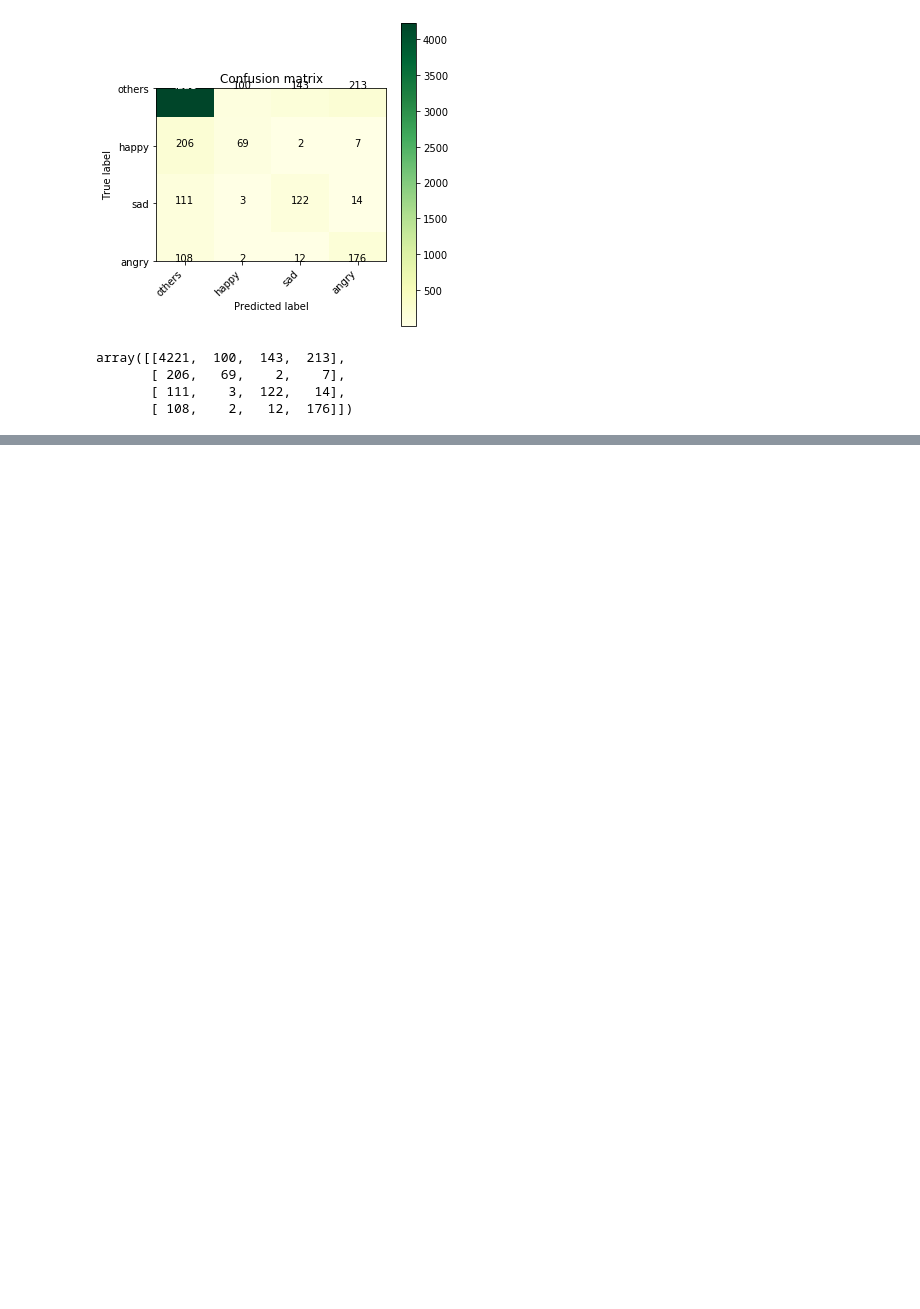
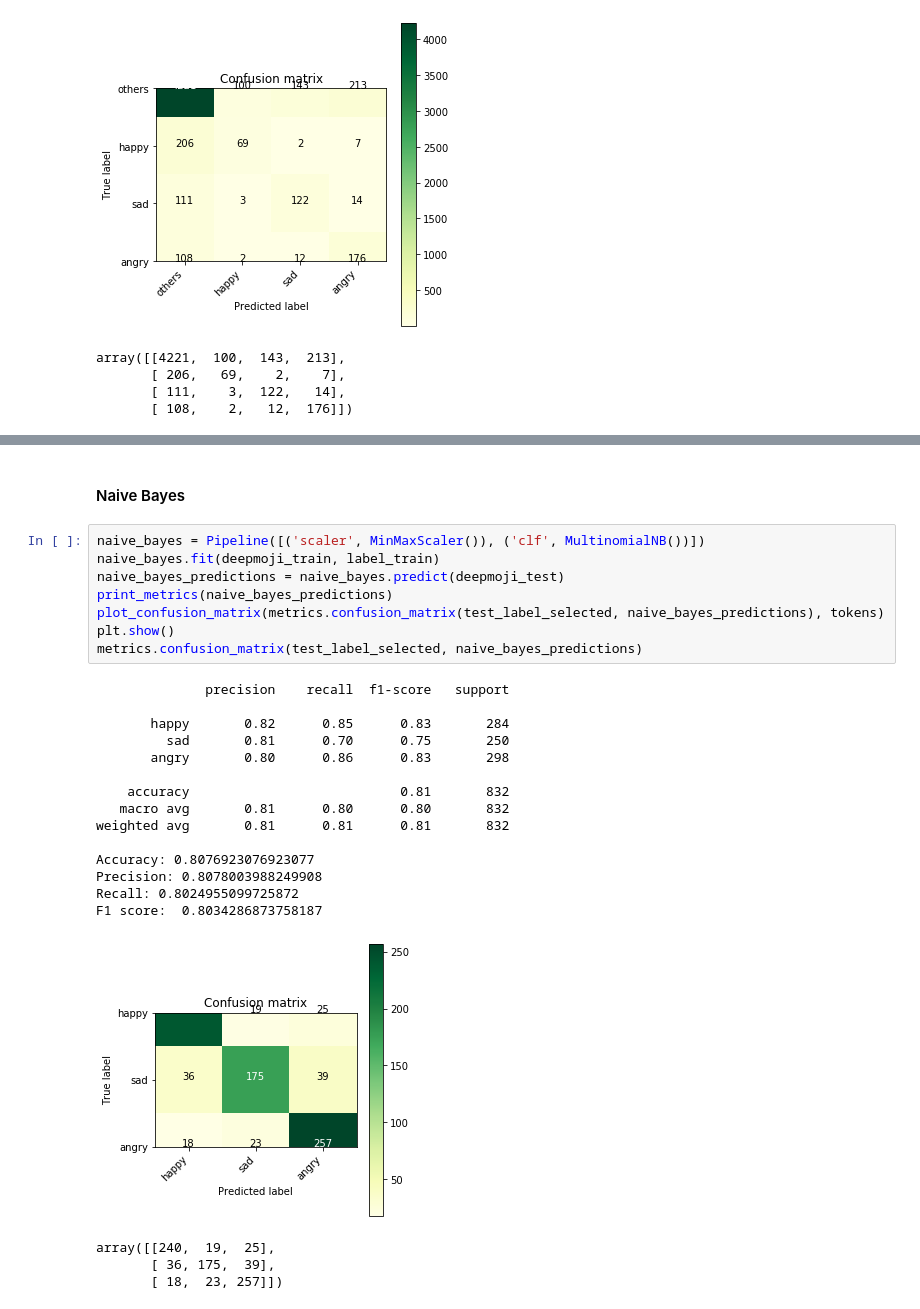
Before and after one commit to sharma-swati/contextual_emotion_detection, a Jupyter notebook: deepmoji/models_with_deepmoji_embeddings.ipynb, the cells around one changed output, grey strips where cells are left out. Saved outputs shown, nothing was run; the diff lists cells and outputs as text; blank space fills up the shorter version.

```diff
--- a/deepmoji/models_with_deepmoji_embeddings.ipynb
+++ b/deepmoji/models_with_deepmoji_embeddings.ipynb
@@ -713,0 +883,29 @@ array([[4221,  100,  143,  213],
+# %% [markdown]
+#### Naive Bayes
+# %%
+naive_bayes = Pipeline([('scaler', MinMaxScaler()), ('clf', MultinomialNB())])
+naive_bayes.fit(deepmoji_train, label_train)
+naive_bayes_predictions = naive_bayes.predict(deepmoji_test)
+print_metrics(naive_bayes_predictions)
+plot_confusion_matrix(metrics.confusion_matrix(test_label_selected, naive_bayes_predictions), tokens)
+plt.show()
+metrics.confusion_matrix(test_label_selected, naive_bayes_predictions)
+# %% [output]
+              precision    recall  f1-score   support
+
+       happy       0.82      0.85      0.83       284
+         sad       0.81      0.70      0.75       250
+       angry       0.80      0.86      0.83       298
+
+    accuracy                           0.81       832
+   macro avg       0.81      0.80      0.80       832
+weighted avg       0.81      0.81      0.81       832
+
+Accuracy: 0.8076923076923077
+Precision: 0.8078003988249908
+Recall: 0.8024955099725872
+F1 score:  0.8034286873758187
+[figure, added]
+array([[240,  19,  25],
+       [ 36, 175,  39],
+       [ 18,  23, 257]])
```
Also changed, not shown: parts of 83 cells of this notebook.
